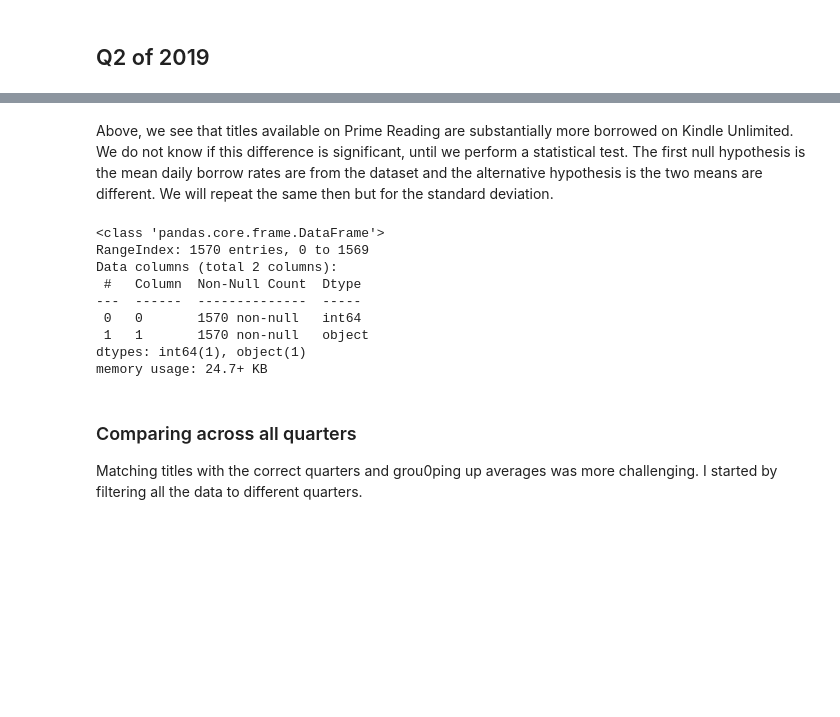
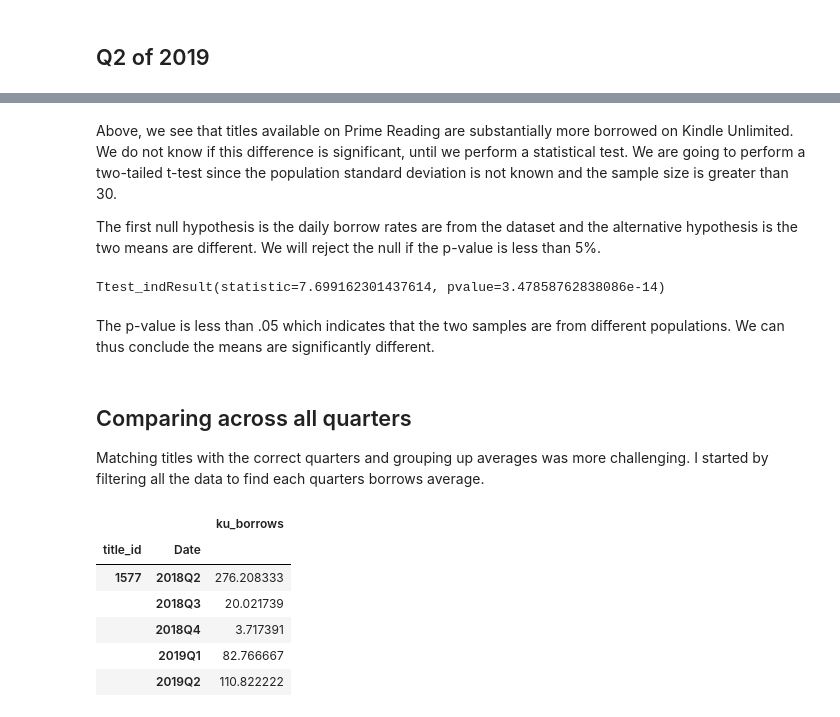
Before and after one commit to jadeadams517/E-Book-Sales-Analysis, a Jupyter notebook: hc_challenge.ipynb, the cells around one changed output, grey strips where cells are left out. Saved outputs shown, nothing was run; the diff lists cells and outputs as text; code cells hidden in the pictures; blank space fills up the shorter version.

```diff
--- a/hc_challenge.ipynb
+++ b/hc_challenge.ipynb
@@ -222,18 +224,30 @@ Non-Prime Titles' standard deviation of daily borrows in Q2 2019:  1.21678356642
 # %% [markdown]
-Above, we see that titles available on Prime Reading are substantially more borrowed on Kindle Unlimited. We do not know if this difference is significant, until we perform a statistical test. The first null hypothesis is the mean daily borrow rates are from the dataset and the alternative hypothesis is the two means are different. We will repeat the same then but for the standard deviation.
+Above, we see that titles available on Prime Reading are substantially more borrowed on Kindle Unlimited. We do not know if this difference is significant, until we perform a statistical test. We are going to perform a two-tailed t-test since the population standard deviation is not known and the sample size is greater than 30.
+
+The first null hypothesis is the daily borrow rates are from the dataset and the alternative hypothesis is the two means are different. We will reject the null if the p-value is less than 5%.
 # %%
 # test for significance of mean difference
+
+print(ttest_ind(prime_titles_q2['ku_borrows'], nonprime_titles_q2['ku_borrows']))
 # %% [output]
-<class 'pandas.core.frame.DataFrame'>
-RangeIndex: 1570 entries, 0 to 1569
-Data columns (total 2 columns):
- #   Column  Non-Null Count  Dtype
----  ------  --------------  -----
- 0   0       1570 non-null   int64
- 1   1       1570 non-null   object
-dtypes: int64(1), object(1)
-memory usage: 24.7+ KB
+Ttest_indResult(statistic=7.699162301437614, pvalue=3.47858762838086e-14)
+# %% [markdown]
+The p-value is less than .05 which indicates that the two samples are from different populations. We can thus conclude the means are significantly different.
 # %% [markdown]
-### Comparing across all quarters
+## Comparing across all quarters
 
-Matching titles with the correct quarters and grou0ping up averages was more challenging. I started by filtering all the data to different quarters.
+Matching titles with the correct quarters and grouping up averages was more challenging. I started by filtering all the data to find each quarters borrows average.
+# %%
+#create df with each titles quarterly performance by mean daily borrows
+
+df1 = pd.DataFrame(borrows.groupby([borrows['title_id'],borrows['Date'].dt.to_period('Q')])['ku_borrows'].agg('mean'))
+
+df1.tail()
+# %% [output]
+|  |  | ku_borrows |
+| title_id | Date |  |
+| 1577 | 2018Q2 | 276.208333 |
+|  | 2018Q3 | 20.021739 |
+|  | 2018Q4 | 3.717391 |
+|  | 2019Q1 | 82.766667 |
+|  | 2019Q2 | 110.822222 |
```
Also changed, not shown: parts of 8 cells of this notebook.
